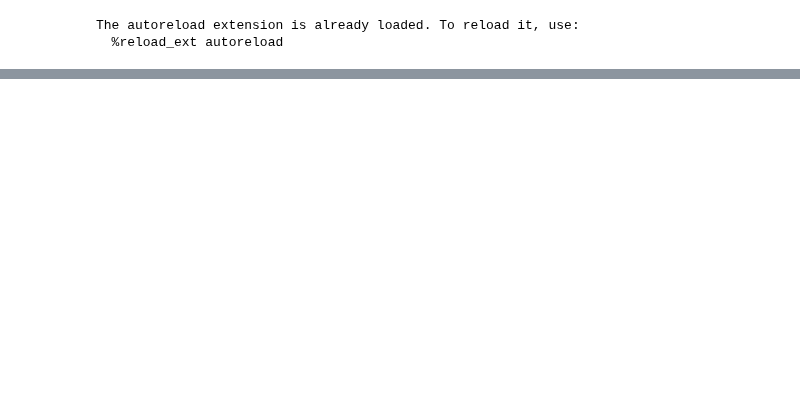
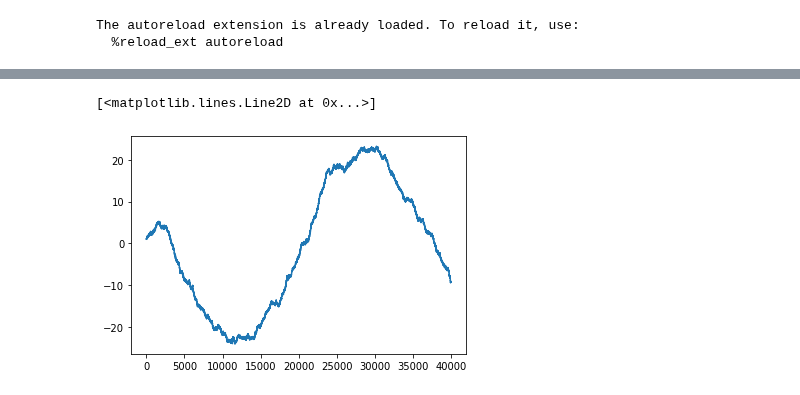
Before and after one commit to matibilkis/continuous, a Jupyter notebook: RNN_proper_shapes.ipynb, the cells around one changed output, grey strips where cells are left out. Drawn from its saved outputs; the diff is of its cells as text; code cells hidden in the pictures; blank space fills up the shorter version.

```diff
--- a/RNN_proper_shapes.ipynb
+++ b/RNN_proper_shapes.ipynb
@@ -31,3 +36,8 @@ The autoreload extension is already loaded. To reload it, use:
+# %%
+plt.plot(means[:,0])
+# %% [output]
+[<matplotlib.lines.Line2D at 0x...>]
+[figure, added]
 # %%
 batched_signals = tf.stack(tf.split(tfsignals, 10))
 batched_xicovs  = tf.stack(tf.split(tfxicovs, 10))
```
Also changed, not shown: parts of 8 cells of this notebook, 3 other files.
